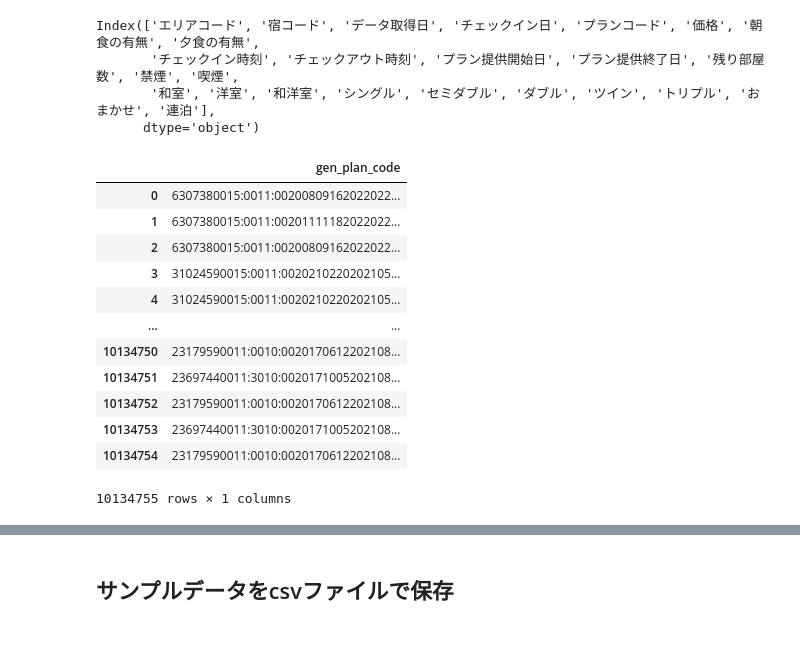
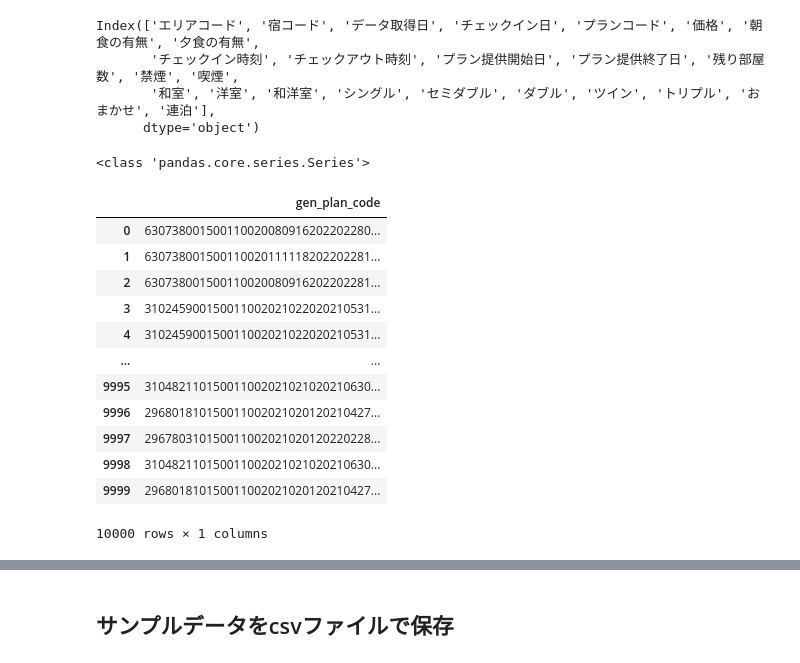
Before and after one commit to horiken0618/sample_gen, a Jupyter notebook: sample_gen.ipynb, the cells around one changed output, grey strips where cells are left out. Saved outputs shown, nothing was run; the diff lists cells and outputs as text; code cells hidden in the pictures.

```diff
--- a/sample_gen.ipynb
+++ b/sample_gen.ipynb
@@ -37,8 +37,8 @@ df.tail()
 # %% [markdown]
 ## データを10000行だけ抽出
 # %%
-# df_sample = df.iloc[:10000]
-df_sample = df.copy()
+df_sample = df.iloc[:10000]
+# df_sample = df.copy()
 # %% [markdown]
 ## テキストをまとめて元のデータを削除
 # %%
@@ -261,23 +261,26 @@ plan_code_columns = ['朝食の有無','夕食の有無','チェックイン時
 # %%
 code = df_s['プランコード'].astype(str)
 for columns_name in plan_code_columns:
     code = code + df_s[columns_name].astype(str)
+# print(type(code))
+code = code.str.replace(":","")
 df_code = pd.DataFrame(code,columns=["gen_plan_code"])
 df_code
 # %% [output]
+<class 'pandas.core.series.Series'>
 |  | gen_plan_code |
-| 0 | 6307380015:0011:00200809162022022... |
-| 1 | 6307380015:0011:00201111182022022... |
-| 2 | 6307380015:0011:00200809162022022... |
-| 3 | 31024590015:0011:0020210220202105... |
-| 4 | 31024590015:0011:0020210220202105... |
+| 0 | 630738001500110020080916202202280... |
+| 1 | 630738001500110020111118202202281... |
+| 2 | 630738001500110020080916202202281... |
+| 3 | 310245900150011002021022020210531... |
+| 4 | 310245900150011002021022020210531... |
 | ... | ... |
-| 10134750 | 23179590011:0010:0020170612202108... |
-| 10134751 | 23697440011:3010:0020171005202108... |
-| 10134752 | 23179590011:0010:0020170612202108... |
-| 10134753 | 23697440011:3010:0020171005202108... |
-| 10134754 | 23179590011:0010:0020170612202108... |
+| 9995 | 310482110150011002021021020210630... |
+| 9996 | 296801810150011002021020120210427... |
+| 9997 | 296780310150011002021020120220228... |
+| 9998 | 310482110150011002021021020210630... |
+| 9999 | 296801810150011002021020120210427... |
-10134755 rows × 1 columns
+10000 rows × 1 columns
 # %%
 df_s = df_s.drop(columns=['プランコード','朝食の有無','夕食の有無','チェックイン時刻','チェックアウト時刻','プラン提供開始日', 'プラン提供終了日','禁煙','喫煙','和室','洋室', '和洋室', 'シングル', 'セミダブル', 'ダブル', 'ツイン', 'トリプル', 'おまかせ', '連泊'])
 df_s = pd.concat([df_s, df_code], axis=1)
```
Also changed, not shown: parts of 4 cells of this notebook.
